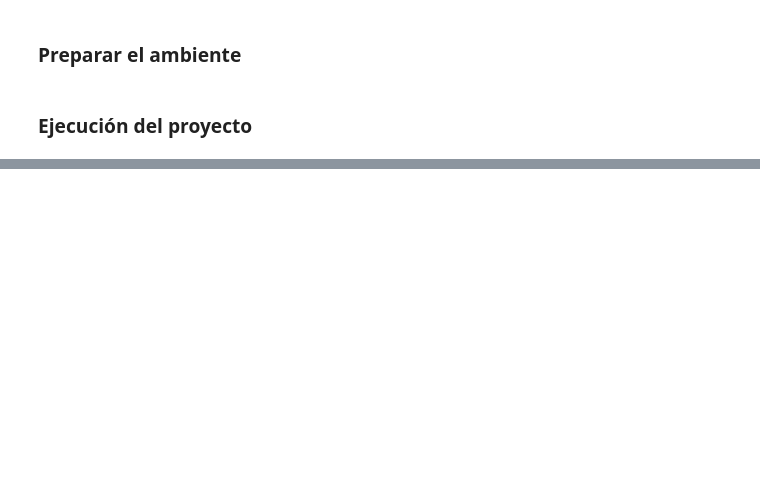
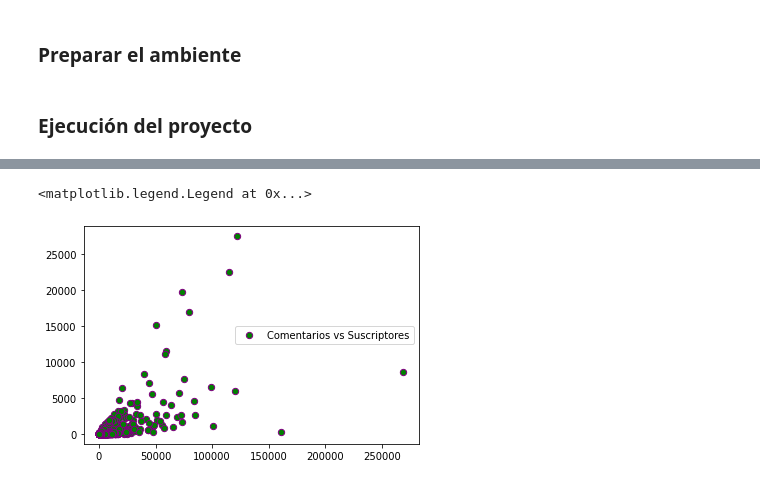
Before and after one commit to devjaime/data_science_escalab, a Jupyter notebook: Copia_de_2021_12_21_Proyecto_final.ipynb, the cells around one changed output, grey strips where cells are left out. Cells and saved outputs as stored; diff of their text form; code cells hidden in the pictures; blank space fills up the shorter version.

```diff
--- a/Copia_de_2021_12_21_Proyecto_final.ipynb
+++ b/Copia_de_2021_12_21_Proyecto_final.ipynb
@@ -99,0 +177,2 @@ Qué pretende entender o qué preguntas pretende responder con el análisis del
+# %%
+udemy_filtrado.fillna(2, inplace=False) # reemplazar nulos de valor paid a False
@@ -99,0 +194,11 @@ Qué pretende entender o qué preguntas pretende responder con el análisis del
+# %%
+udemy_filtrado.rename(columns={'course_id	':'Id_curso'}, inplace = True)
+udemy_filtrado.rename(columns={'course_title':'Titulo_curso'},inplace = True)
+udemy_filtrado.rename(columns={'is_paid':'Pagado'},inplace = True)
+udemy_filtrado.rename(columns={'price':'Precio'},inplace = True)
+udemy_filtrado.rename(columns={'num_subscribers':'Cantidad_suscriptores'},inplace = True)
+udemy_filtrado.rename(columns={'num_reviews':'Cantidad_comentarios'},inplace = True)
+udemy_filtrado.rename(columns={'num_lectures':'Cantidad_lecturas'},inplace = True)
+udemy_filtrado.rename(columns={'level':'Nivel'},inplace = True)
+udemy_filtrado.rename(columns={'published_timestamp	':'Fecha_publicacion'},inplace = True)
+udemy_filtrado.rename(columns={'subject':'Categoria'},inplace = True)
@@ -99,0 +367,4 @@ Qué pretende entender o qué preguntas pretende responder con el análisis del
+# %%
+# Caules cursos fueron publicados en el año 2017
+#converte a tipo datos datetime
+udemy_filtrado['published_timestamp'] = pd.to_datetime(udemy_filtrado.published_timestamp)
@@ -99,0 +384,2 @@ Qué pretende entender o qué preguntas pretende responder con el análisis del
+# %%
+udemy_filtrado['Año'] = udemy_filtrado['published_timestamp'].dt.year #Creo el año de publicacion por la fecha de publicacion
@@ -99,0 +504,6 @@ Qué pretende entender o qué preguntas pretende responder con el análisis del
+# %%
+plt.scatter(udemy_filtrado.Cantidad_suscriptores, udemy_filtrado['Cantidad_comentarios'], color = 'g', s=40, edgecolor = 'purple', label ='Comentarios vs Suscriptores')
+plt.legend()
+# %% [output]
+<matplotlib.legend.Legend at 0x...>
+[figure, added]
```
Also changed, not shown: parts of 48 cells of this notebook.
